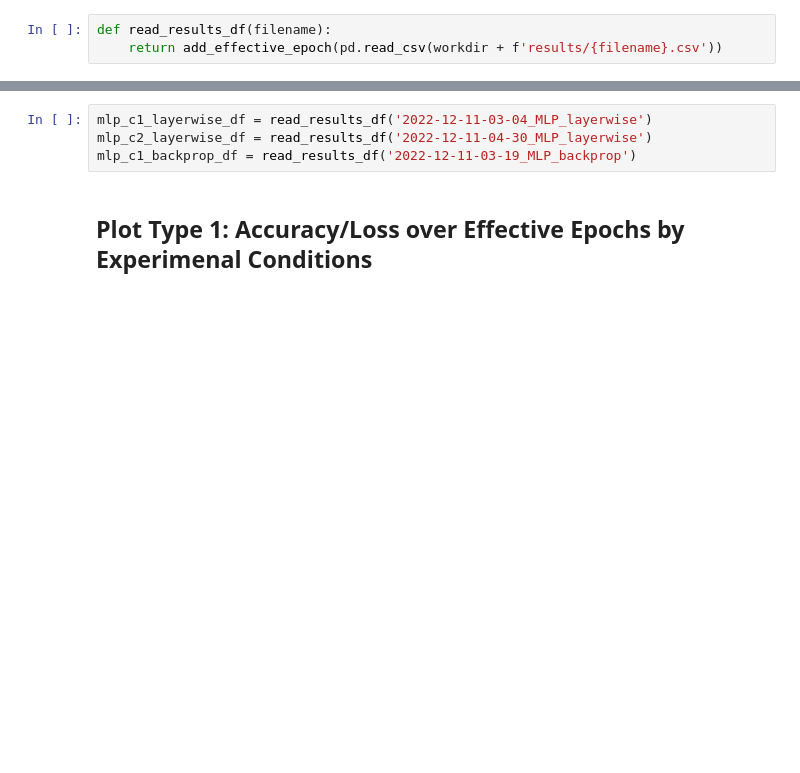
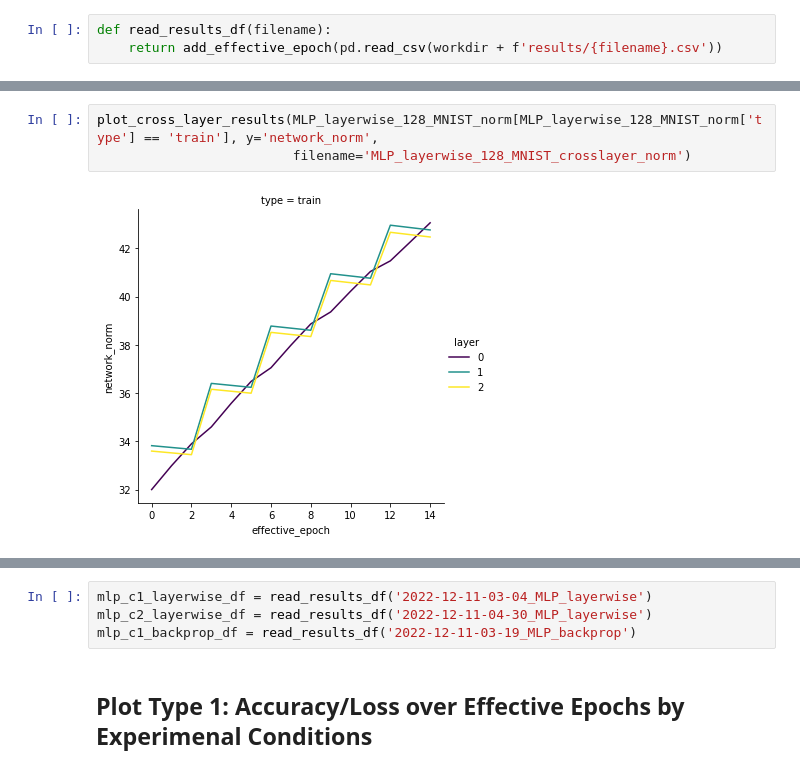
Before and after one commit to ehansen247/layerwise-nn-optimization, a Jupyter notebook: AnalyzeResults.ipynb, the cells around one changed output, grey strips where cells are left out. Saved outputs shown, nothing was run; the diff lists cells and outputs as text; blank space fills up the shorter version.

```diff
--- a/AnalyzeResults.ipynb
+++ b/AnalyzeResults.ipynb
@@ -180,0 +111,5 @@ cnn_c1_layerwise_df.iloc[:30, 4:20]
+# %%
+plot_cross_layer_results(MLP_layerwise_128_MNIST_norm[MLP_layerwise_128_MNIST_norm['type'] == 'train'], y='network_norm',
+                         filename='MLP_layerwise_128_MNIST_crosslayer_norm')
+# %% [output]
+[figure, added]
```
Also changed, not shown: parts of 36 cells of this notebook, 14 other files.
